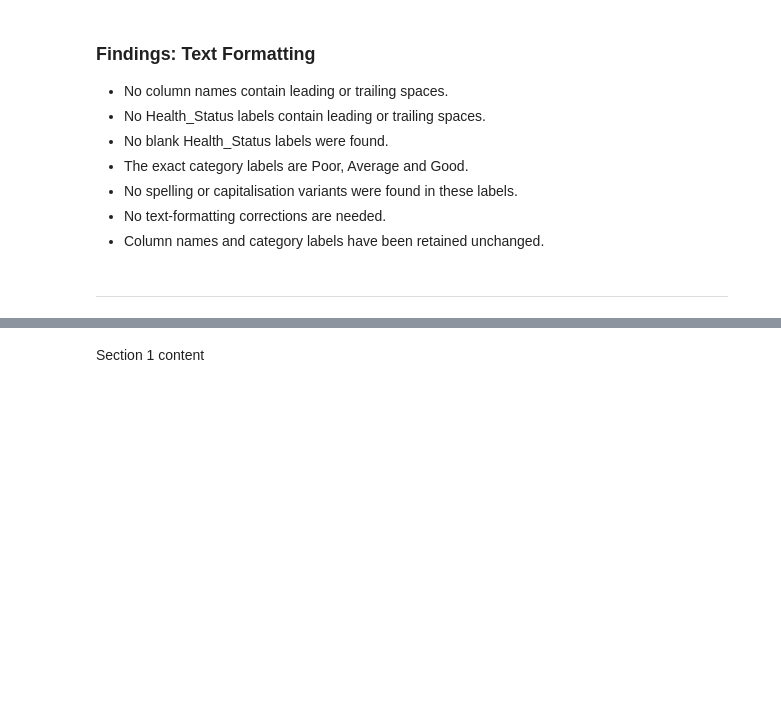
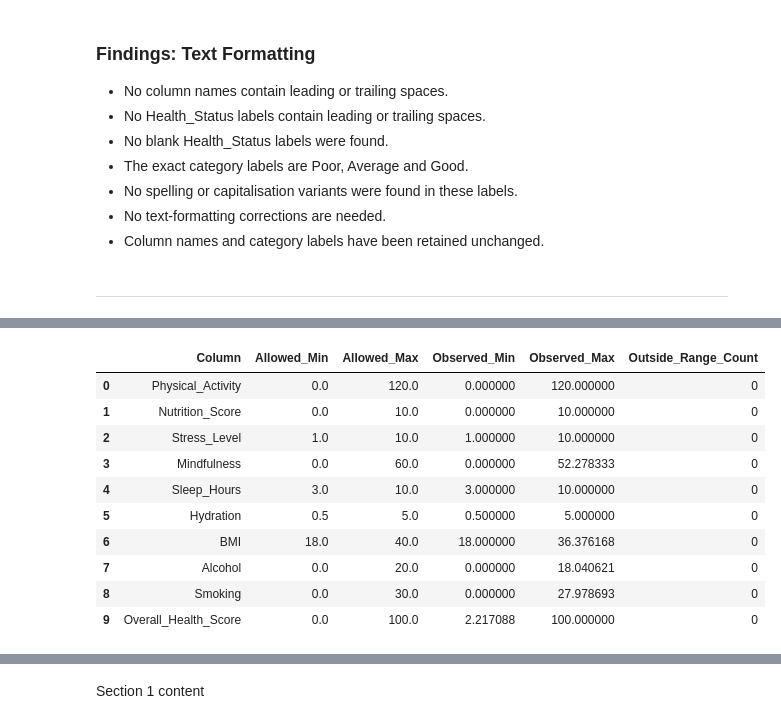
Before and after one commit to LieneRubule/Holistic-Health-and-Lifestyle-Score-Dataset, a Jupyter notebook: jupyter_notebooks/01_Data_Inspection_and_Cleaning.ipynb, the cells around one changed output, grey strips where cells are left out. Drawn from its saved outputs; the diff is of its cells as text; code cells hidden in the pictures; blank space fills up the shorter version.

Commit message:
Validate numeric ranges against dataset documentation

```diff
--- a/jupyter_notebooks/01_Data_Inspection_and_Cleaning.ipynb
+++ b/jupyter_notebooks/01_Data_Inspection_and_Cleaning.ipynb
@@ -270,0 +289,44 @@ Exact category labels:
+# %%
+# Code developed with ChatGPT assistance.
+
+documented_ranges = {
+    "Physical_Activity": (0, 120),
+    "Nutrition_Score": (0, 10),
+    "Stress_Level": (1, 10),
+    "Mindfulness": (0, 60),
+    "Sleep_Hours": (3, 10),
+    "Hydration": (0.5, 5.0),
+    "BMI": (18, 40),
+    "Alcohol": (0, 20),
+    "Smoking": (0, 30),
+    "Overall_Health_Score": (0, 100)
+}
+
+range_results = []
+
+for column, (lower, upper) in documented_ranges.items():
+    outside_range = (df[column] < lower) | (df[column] > upper)
+
+    range_results.append({
+        "Column": column,
+        "Allowed_Min": lower,
+        "Allowed_Max": upper,
+        "Observed_Min": df[column].min(),
+        "Observed_Max": df[column].max(),
+        "Outside_Range_Count": outside_range.sum()
+    })
+
+range_checks = pd.DataFrame(range_results)
+range_checks
+# %% [output]
+|  | Column | Allowed_Min | Allowed_Max | Observed_Min | Observed_Max | Outside_Range_Count |
+| 0 | Physical_Activity | 0.0 | 120.0 | 0.000000 | 120.000000 | 0 |
+| 1 | Nutrition_Score | 0.0 | 10.0 | 0.000000 | 10.000000 | 0 |
+| 2 | Stress_Level | 1.0 | 10.0 | 1.000000 | 10.000000 | 0 |
+| 3 | Mindfulness | 0.0 | 60.0 | 0.000000 | 52.278333 | 0 |
+| 4 | Sleep_Hours | 3.0 | 10.0 | 3.000000 | 10.000000 | 0 |
+| 5 | Hydration | 0.5 | 5.0 | 0.500000 | 5.000000 | 0 |
+| 6 | BMI | 18.0 | 40.0 | 18.000000 | 36.376168 | 0 |
+| 7 | Alcohol | 0.0 | 20.0 | 0.000000 | 18.040621 | 0 |
+| 8 | Smoking | 0.0 | 30.0 | 0.000000 | 27.978693 | 0 |
+| 9 | Overall_Health_Score | 0.0 | 100.0 | 2.217088 | 100.000000 | 0 |
```
Also changed, not shown: parts of 3 cells of this notebook.
